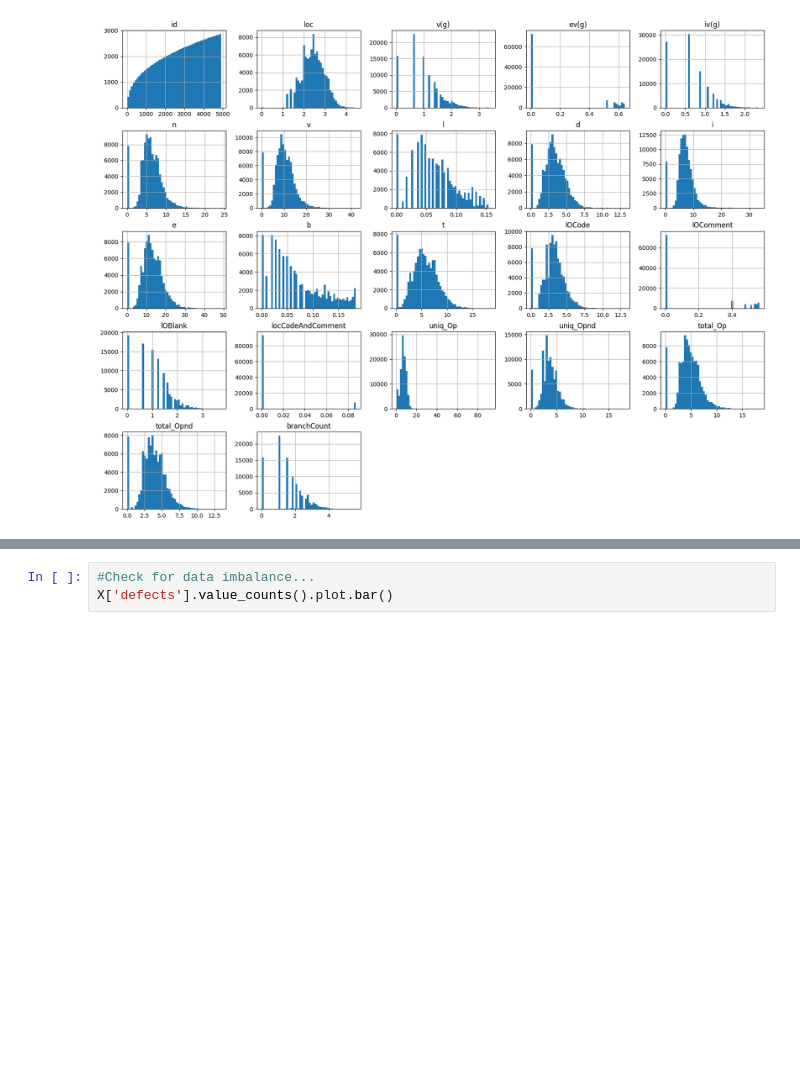
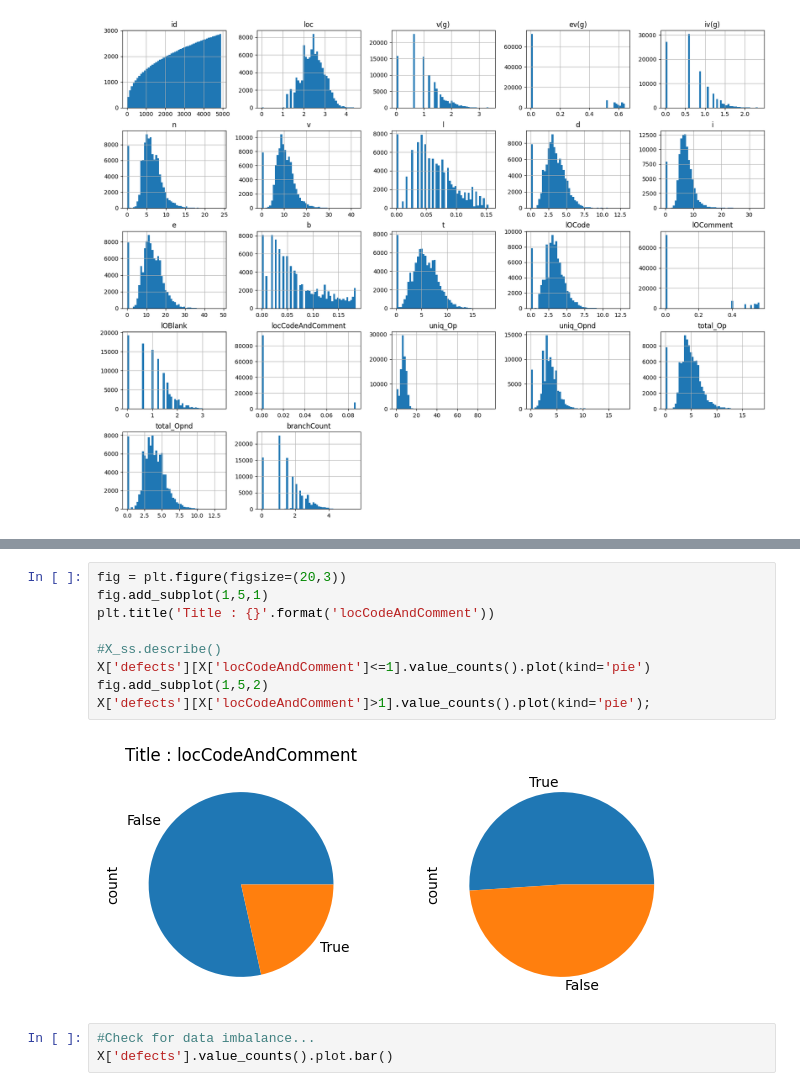
Before and after one commit to liebersi/Kaggle_Competitions, a Jupyter notebook: binary-classification-of-code-defects.ipynb, the cells around one changed output, grey strips where cells are left out. Saved outputs shown, nothing was run; the diff lists cells and outputs as text; blank space fills up the shorter version.

```diff
--- a/binary-classification-of-code-defects.ipynb
+++ b/binary-classification-of-code-defects.ipynb
@@ -268,3 +289,14 @@ X_ss.hist(bins=50,figsize=(20,15));
+# %%
+fig = plt.figure(figsize=(20,3))
+fig.add_subplot(1,5,1)
+plt.title('Title : {}'.format('locCodeAndComment'))
+
+#X_ss.describe()
+X['defects'][X['locCodeAndComment']<=1].value_counts().plot(kind='pie')
+fig.add_subplot(1,5,2)
+X['defects'][X['locCodeAndComment']>1].value_counts().plot(kind='pie');
+# %% [output]
+[figure, added]
 # %%
 #Check for data imbalance...
 X['defects'].value_counts().plot.bar()
```
Also changed, not shown: parts of 26 cells of this notebook.
